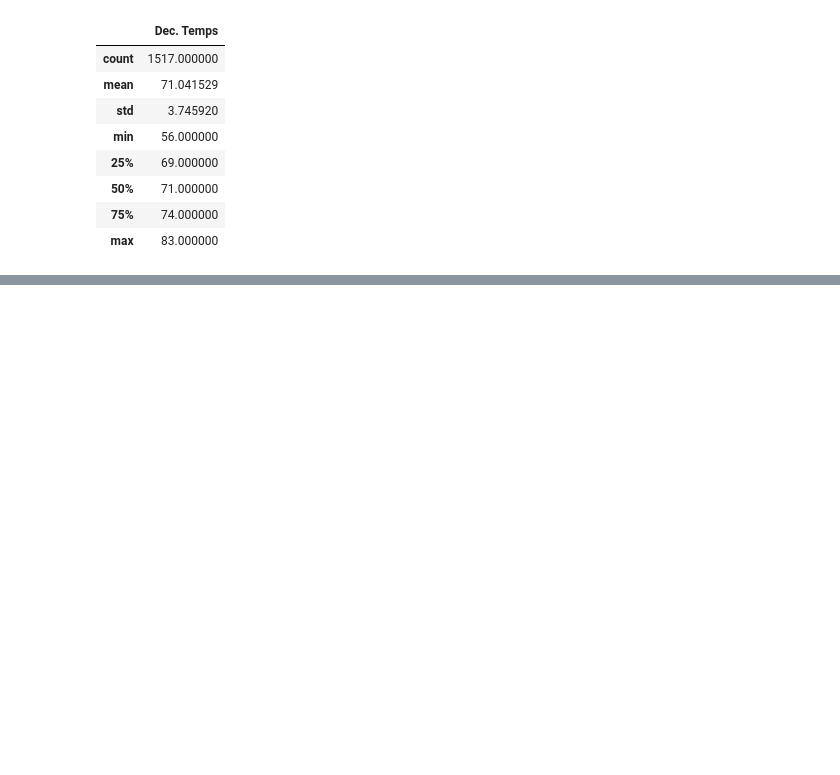
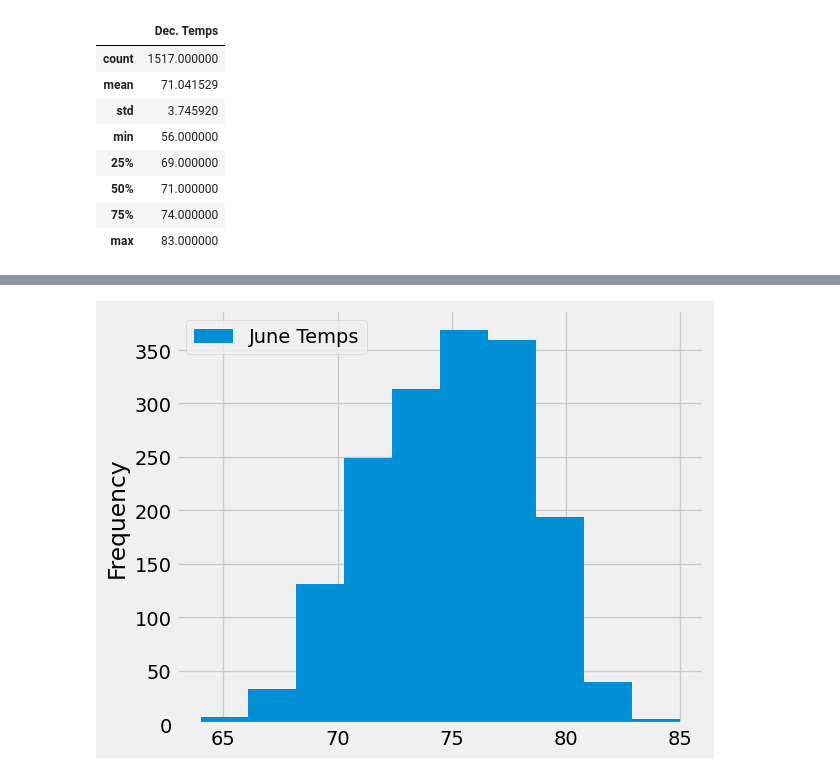
Before and after one commit to KimberlyW618/surfs_up, a Jupyter notebook: code/SurfsUp_Challenge.ipynb, the cells around one changed output, grey strips where cells are left out. Drawn from its saved outputs; the diff is of its cells as text; code cells hidden in the pictures; blank space fills up the shorter version.

```diff
--- a/code/SurfsUp_Challenge.ipynb
+++ b/code/SurfsUp_Challenge.ipynb
@@ -175,0 +188,5 @@ dec_temp_df.describe()
+# %%
+june_temp_df.plot.hist(bins=10)
+plt.tight_layout()
+# %% [output]
+[figure, added]
```
Also changed, not shown: parts of 3 cells of this notebook, 6 other files.
